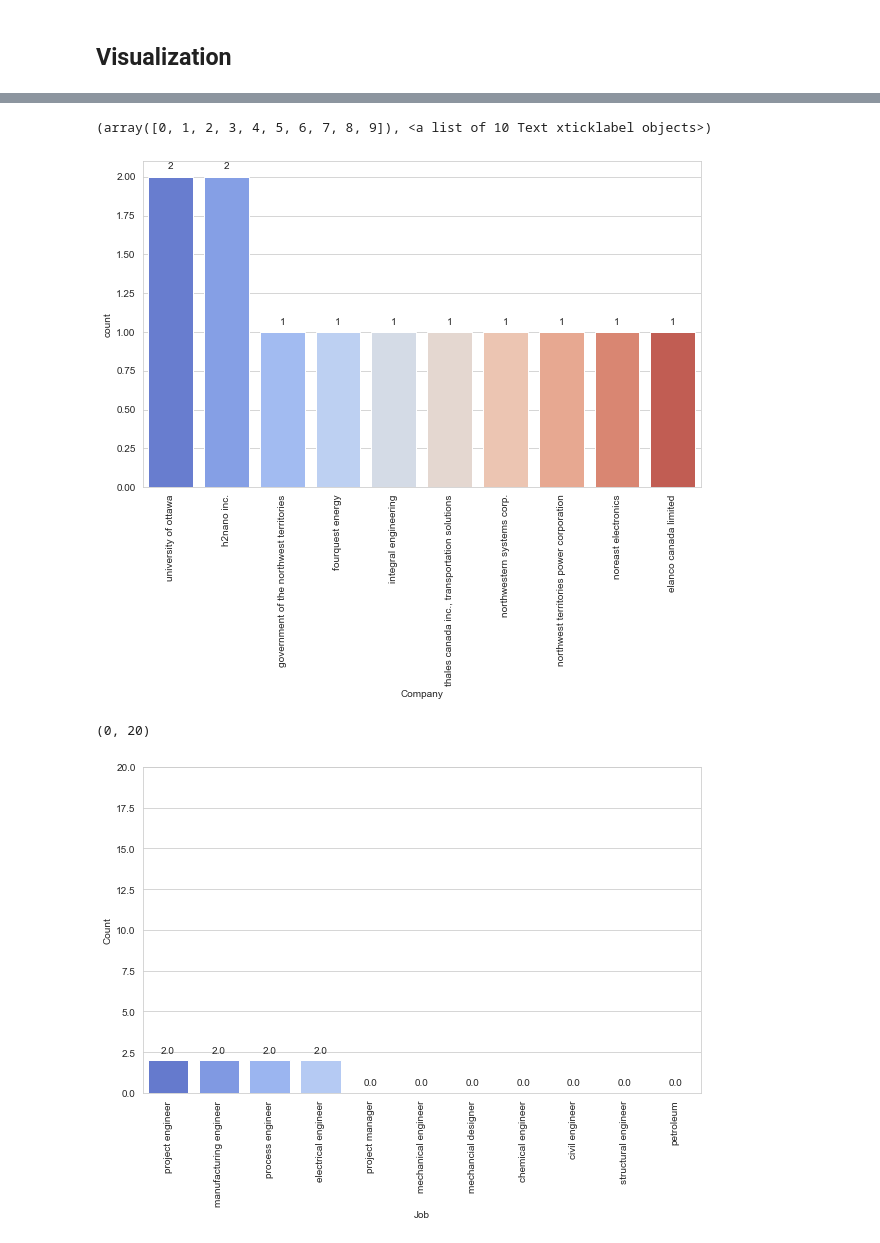
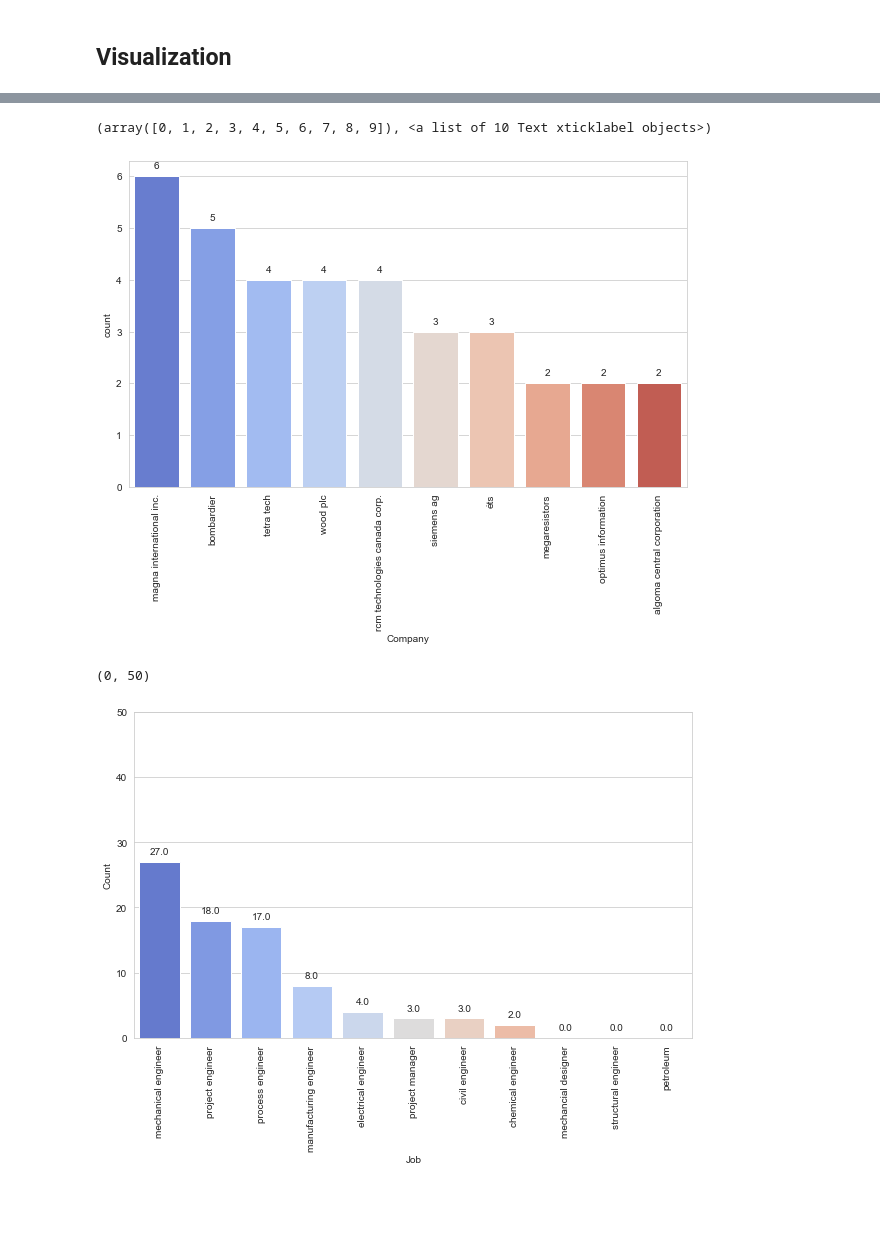
Before and after one commit to reynoldsmian/Job_Analysis, a Jupyter notebook: IndeedAnalysisNotebook.ipynb, the cells around one changed output, grey strips where cells are left out. Cells and saved outputs as stored; diff of their text form; code cells hidden in the pictures; blank space fills up the shorter version.

```diff
--- a/IndeedAnalysisNotebook.ipynb
+++ b/IndeedAnalysisNotebook.ipynb
@@ -28,12 +53,12 @@ KeyboardInterrupt:
 # %% [markdown]
 ## Import data
 # %%
-df = pd.read_csv(main_file)
+df = pd.read_csv(main_file,header=None)
 # %%
 df.columns= ['Job_Id','Company', 'JobTitle', 'Location']
 # %%
 #Drop duplicate entries
-df = df.drop_duplicates()
+df = df.drop_duplicates(subset=['Company','JobTitle','Location'])
 # %%
 df.head()
 # %% [output]
@@ -124,14 +154,14 @@ if len(missing_locations) != 0:
     #Iterate through the values and append in any missing locations to the database
     #For each new location, find the lat and long
     for location in missing_locations:
-        geolocator = Nominatim(user_agent = 'personal', scheme='http',timeout=10)
+        geolocator = Nominatim(user_agent = 'personal', scheme='http',timeout=20)
         location = geolocator.geocode(location)
         lat.append(location.latitude)
         long.append(location.longitude)
         sleep(2)
 
     #Create a new dataframe with the location/lat/long
-    LocationLatLong_df = pd.DataFrame(
+    New_LocationLatLong_df = pd.DataFrame(
         {'location': missing_locations,
          'lat': lat,
          'long': long
@@ -146,13 +176,13 @@ if len(missing_locations) != 0:
                  ([generated_id] INTEGER PRIMARY KEY,[location] text, [lat] integer, [long] integer)''')
 
     #Append new values to table
-    LocationLatLong_df.to_sql('LocationLatLong', conn, if_exists='append', index = False)
+    New_LocationLatLong_df.to_sql('LocationLatLong', conn, if_exists='append', index = False)
 
 
 # If there are no new values, create a dataframe from existing table
-else:
-    conn = sqlite3.connect('LocationLatLong.db')
-    LocationLatLong_df = pd.read_sql_query("SELECT * FROM LocationLatLong", conn)
+
+conn = sqlite3.connect('LocationLatLong.db')
+LocationLatLong_df = pd.read_sql_query("SELECT * FROM LocationLatLong", conn)
 # %% [markdown]
 Merging lat/long to main df
 # %%
@@ -295,7 +326,7 @@ for p in splot.patches:
 plt.xticks(rotation=90)
 # %% [output]
 (array([0, 1, 2, 3, 4, 5, 6, 7, 8, 9]), <a list of 10 Text xticklabel objects>)
-[figure, old version]
+[figure, new version]
 # %%
 jobs_to_search = [
     'project engineer',
@@ -325,14 +356,14 @@ job_search_df = job_search(df)
 # %%
 plt.figure(figsize=(10,6))
 splot = sns.barplot(x=job_search_df['Job'],y=job_search_df['Count'], palette='coolwarm')
 
 for p in splot.patches:
     splot.annotate(format(p.get_height()), (p.get_x() + p.get_width() / 2., p.get_height()), ha = 'center', va = 'center', xytext = (0, 10), textcoords = 'offset points')
 plt.xticks(rotation=90)
-plt.ylim(0,20)
+plt.ylim(0,50)
 # %% [output]
-(0, 20)
+(0, 50)
-[figure, old version]
+[figure, new version]
 # %%
 keywords_to_search = [
     'autocad',
```
Also changed, not shown: parts of 13 cells of this notebook.
